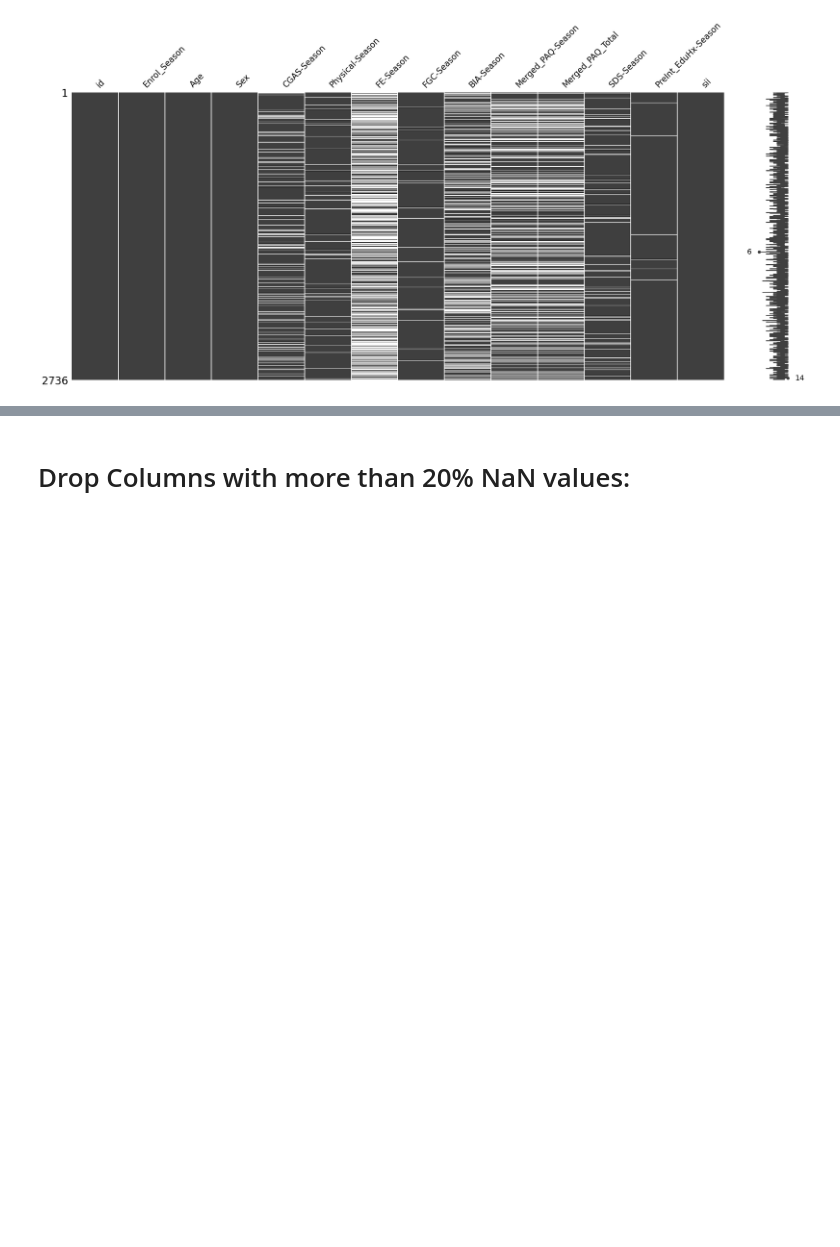
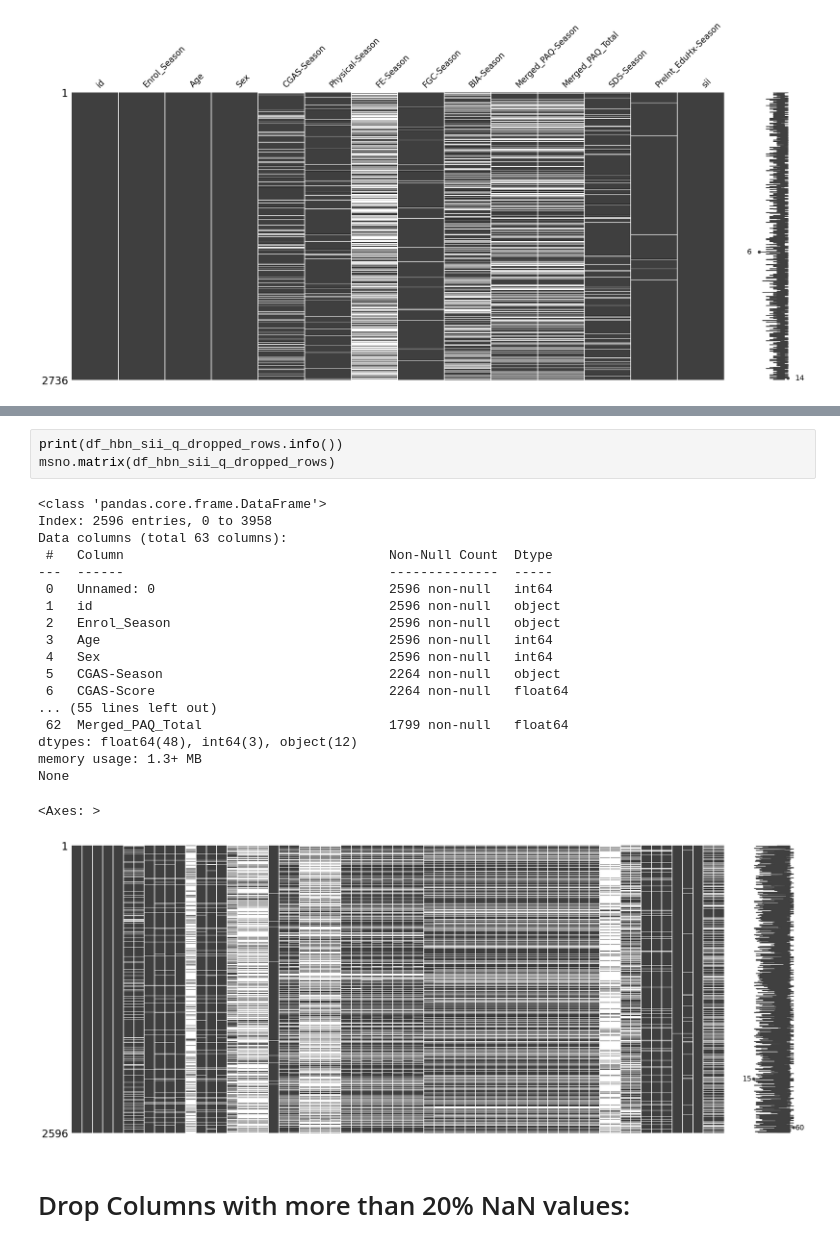
Before and after one commit to alicheh/ai-bootcamp-project1, a Jupyter notebook: notebooks/ml_classification_ssi.ipynb, the cells around one changed output, grey strips where cells are left out. Saved outputs shown, nothing was run; the diff lists cells and outputs as text; blank space fills up the shorter version.

```diff
--- a/notebooks/ml_classification_ssi.ipynb
+++ b/notebooks/ml_classification_ssi.ipynb
@@ -124,3 +168,26 @@ msno.matrix(df_hbn_sii_q)
+# %%
+print(df_hbn_sii_q_dropped_rows.info())
+msno.matrix(df_hbn_sii_q_dropped_rows)
+# %% [output]
+<class 'pandas.core.frame.DataFrame'>
+Index: 2596 entries, 0 to 3958
+Data columns (total 63 columns):
+ #   Column                                  Non-Null Count  Dtype
+---  ------                                  --------------  -----
+ 0   Unnamed: 0                              2596 non-null   int64
+ 1   id                                      2596 non-null   object
+ 2   Enrol_Season                            2596 non-null   object
+ 3   Age                                     2596 non-null   int64
+ 4   Sex                                     2596 non-null   int64
+ 5   CGAS-Season                             2264 non-null   object
+ 6   CGAS-Score                              2264 non-null   float64
+... (55 lines left out)
+ 62  Merged_PAQ_Total                        1799 non-null   float64
+dtypes: float64(48), int64(3), object(12)
+memory usage: 1.3+ MB
+None
+<Axes: >
+[figure, added]
 # %% [markdown]
 # Drop Columns with more than 20% NaN values:
 # %%
```
Also changed, not shown: parts of 23 cells of this notebook, 2 other files.
